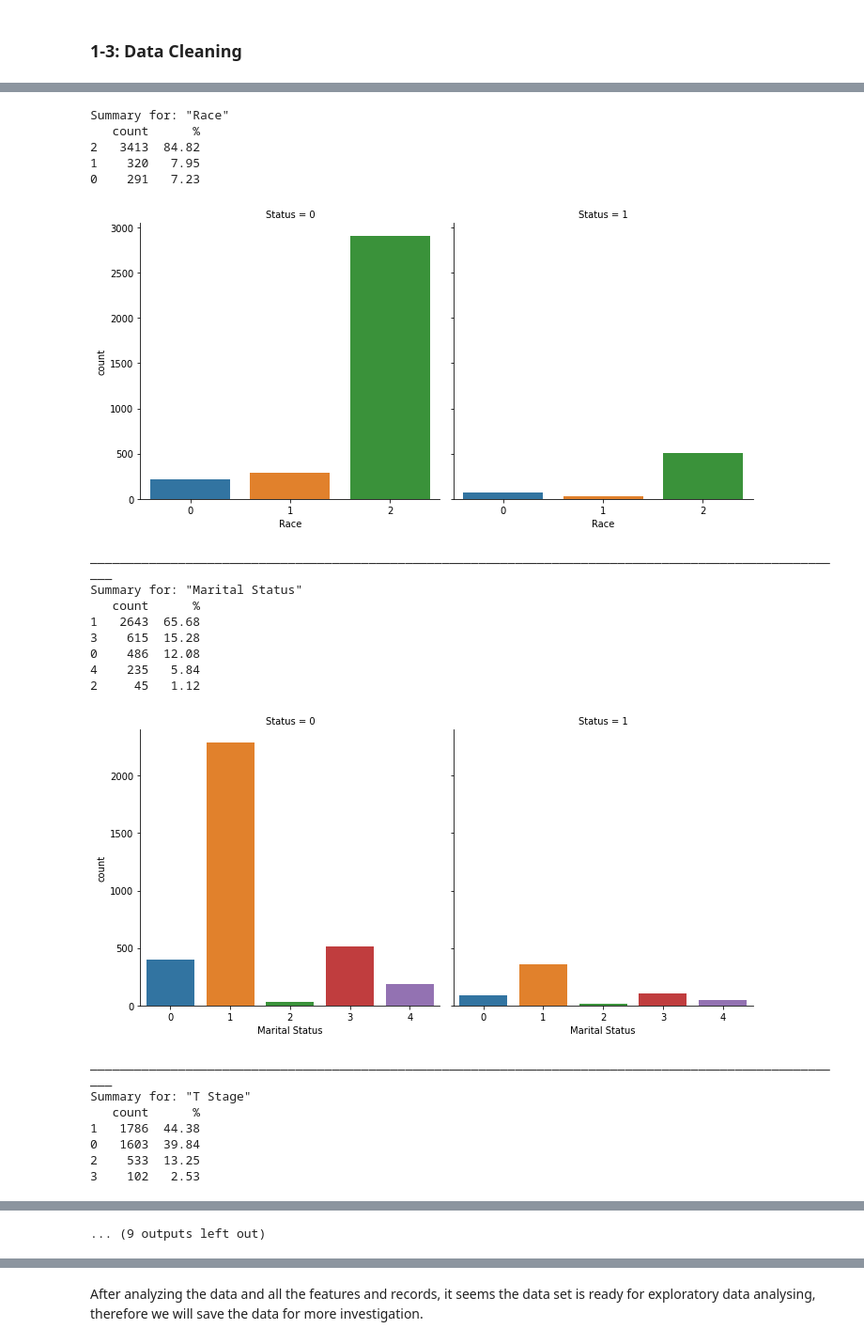
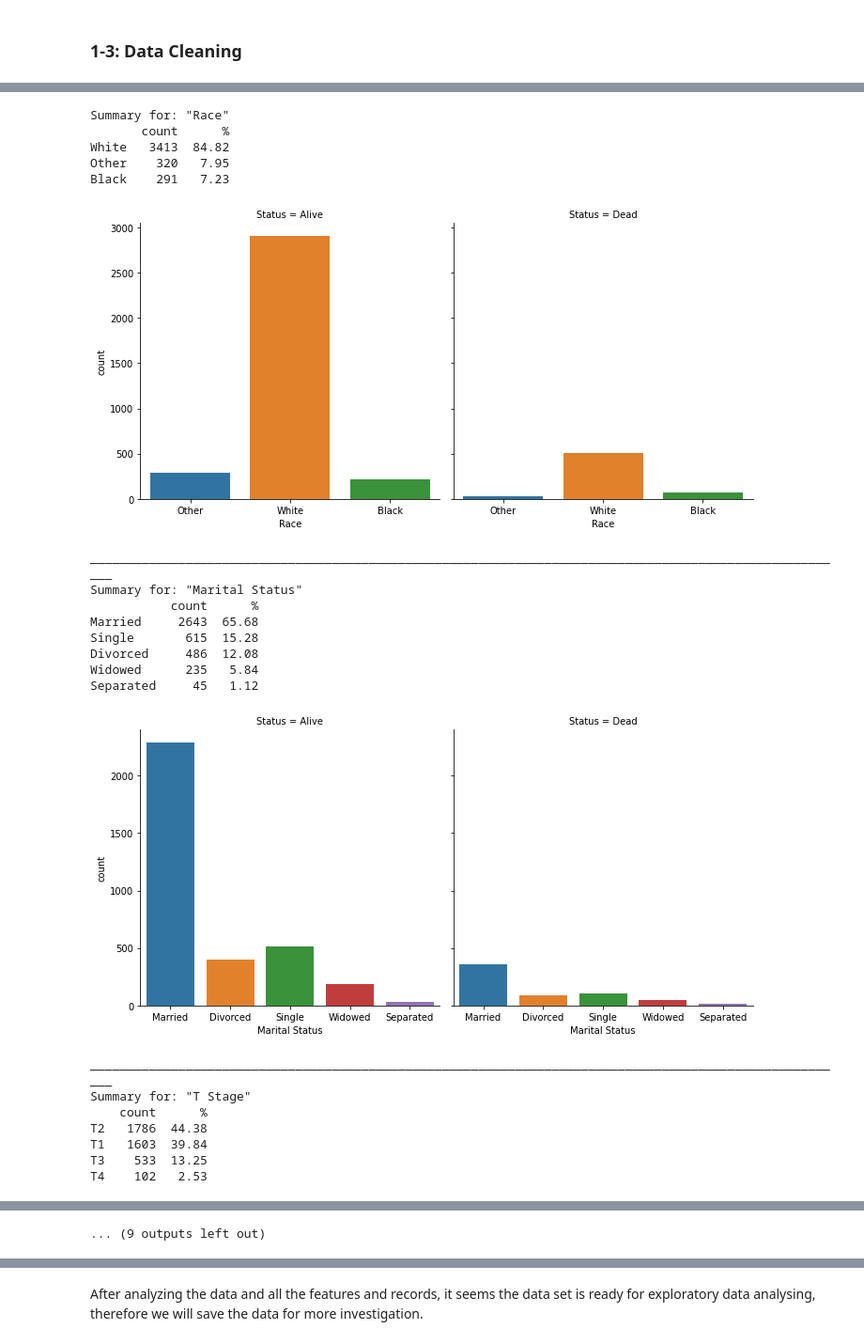
Before and after one commit to nakisa84/Springboard, a Jupyter notebook: capston 2 project/notebooks/BC-DataWrangling.ipynb, the cells around one changed output, grey strips where cells are left out. Shown at 94% size. Cells and saved outputs as stored; diff of their text form; code cells hidden in the pictures.

```diff
--- a/capston 2 project/notebooks/BC-DataWrangling.ipynb
+++ b/capston 2 project/notebooks/BC-DataWrangling.ipynb
@@ -111,3 +111,9 @@ objetc_columns.index
 Index(['Race', 'Marital Status', 'T Stage', 'N Stage', '6th Stage', 'Grade',
        'A Stage', 'Estrogen Status', 'Progesterone Status', 'Status'],
       dtype='object')
+# %%
+#Remove unnecessary text from the data
+#In Grade column we just need the grades nut the description, therefore it is been trimmed
+print(df['Grade'].unique())
+df['Grade'] = df['Grade'].apply(lambda x : x.split(';')[1].strip())
+print(df['Grade'].unique())
@@ -113,0 +124,4 @@ Index(['Race', 'Marital Status', 'T Stage', 'N Stage', '6th Stage', 'Grade',
+# %%
+print(df['Race'].unique())
+df['Race'] = df['Race'].apply(lambda x : x.split('(')[0].strip())
+print(df['Race'].unique())
@@ -113,0 +132,4 @@ Index(['Race', 'Marital Status', 'T Stage', 'N Stage', '6th Stage', 'Grade',
+# %%
+print(df['Marital Status'].unique())
+df['Marital Status'] = df['Marital Status'].apply(lambda x : x.split('(')[0].strip())
+print(df['Marital Status'].unique())
@@ -194,27 +270,27 @@ plt.subplots_adjust(hspace=0.5);
 # %%
-#exploring the summary of all the features after combined with synthetic data
-get_summary(df_numerical,['Race', 'Marital Status', 'T Stage', 'N Stage', '6th Stage', 'Grade',
+#exploring the summary of all the features
+get_summary(df,['Race', 'Marital Status', 'T Stage', 'N Stage', '6th Stage', 'Grade',
        'A Stage', 'Estrogen Status', 'Progesterone Status', 'Status'])
 # %% [output]
 Summary for: "Race"
-   count      %
-2   3413  84.82
-1    320   7.95
-0    291   7.23
+       count      %
+White   3413  84.82
+Other    320   7.95
+Black    291   7.23
-[figure, old version]
+[figure, new version]
 ________________________________________________________________________________________________________
 Summary for: "Marital Status"
-   count      %
-1   2643  65.68
-3    615  15.28
-0    486  12.08
-4    235   5.84
-2     45   1.12
+           count      %
+Married     2643  65.68
+Single       615  15.28
+Divorced     486  12.08
+Widowed      235   5.84
+Separated     45   1.12
-[figure, old version]
+[figure, new version]
 ________________________________________________________________________________________________________
 Summary for: "T Stage"
-   count      %
-1   1786  44.38
-0   1603  39.84
-2    533  13.25
-3    102   2.53
+    count      %
+T2   1786  44.38
+T1   1603  39.84
+T3    533  13.25
+T4    102   2.53
```
Also changed, not shown: parts of 21 cells of this notebook, 3 other files.
